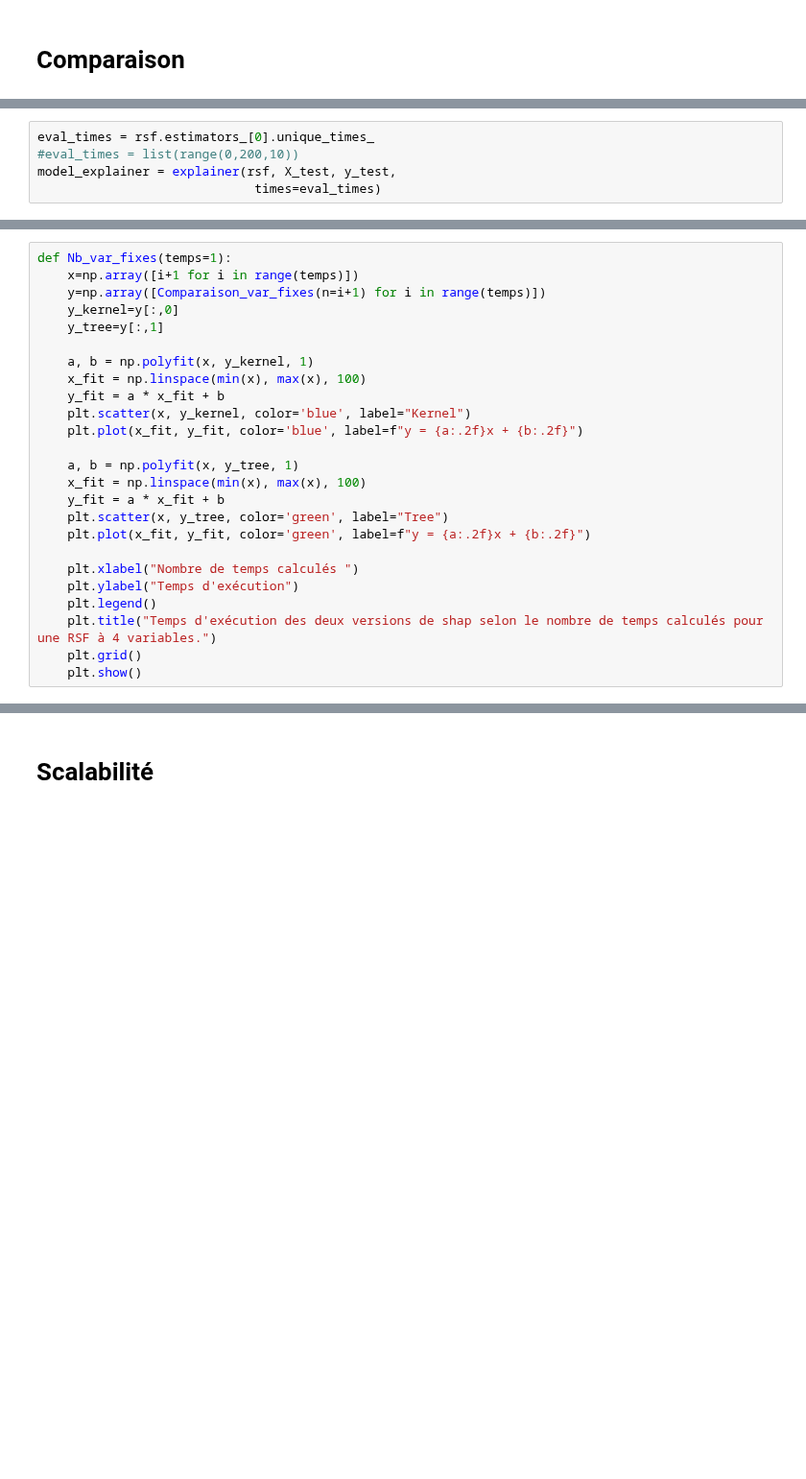
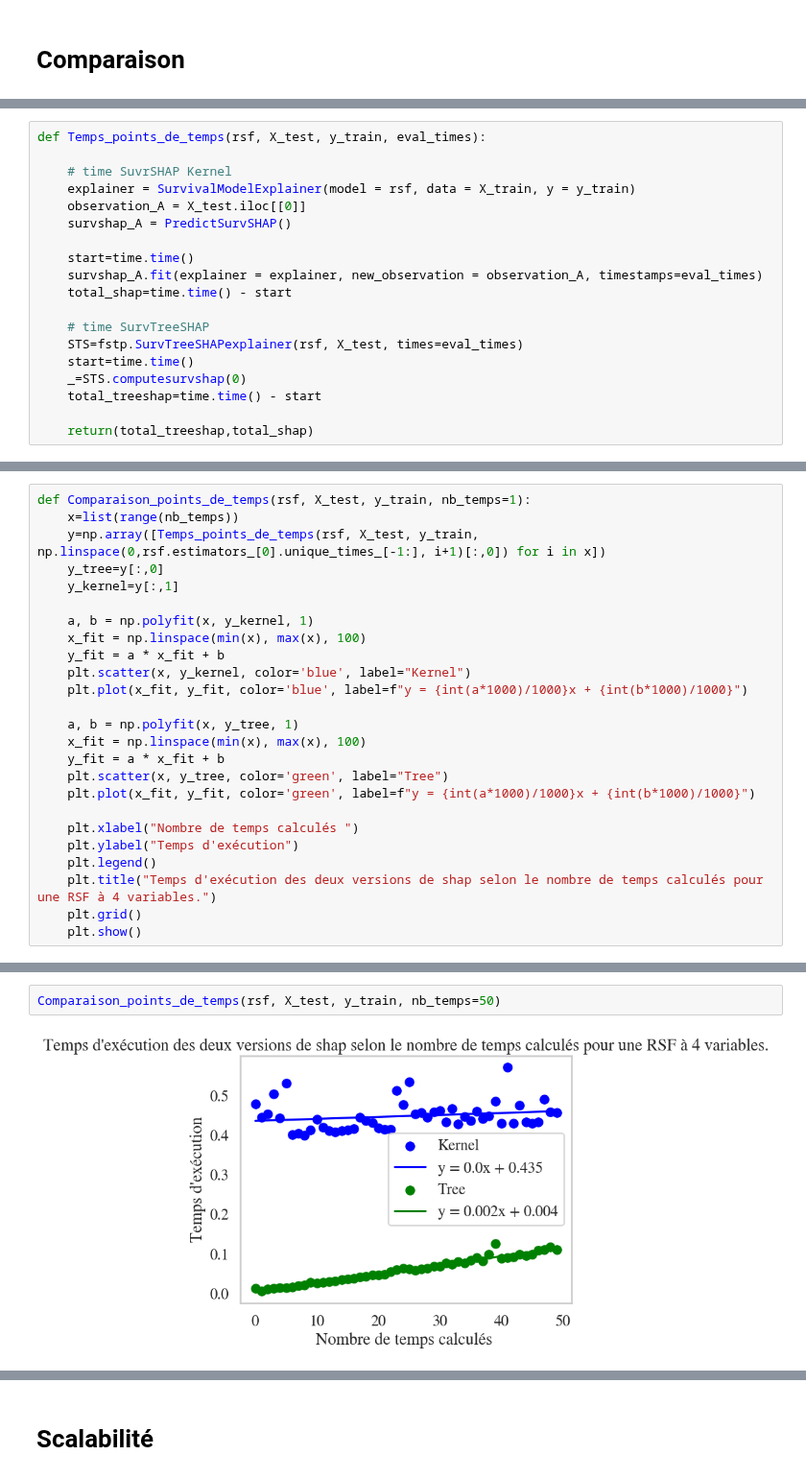
Before and after one commit to Clement-Dn/Surv-ML, a Jupyter notebook: Survtreeshap.ipynb, the cells around one changed output, grey strips where cells are left out. Shown at 96% size. Drawn from its saved outputs; the diff is of its cells as text; blank space fills up the shorter version.

```diff
--- a/Survtreeshap.ipynb
+++ b/Survtreeshap.ipynb
@@ -508,5 +49,0 @@ Name: 73, dtype: float64
-# %%
-eval_times = rsf.estimators_[0].unique_times_
-#eval_times = list(range(0,200,10))
-model_explainer = explainer(rsf, X_test, y_test,
-                             times=eval_times)
@@ -568,0 +76,19 @@ Comparaison_var_fixes(n=2)
+# %%
+def Temps_points_de_temps(rsf, X_test, y_train, eval_times):
+
+    # time SuvrSHAP Kernel
+    explainer = SurvivalModelExplainer(model = rsf, data = X_train, y = y_train)
+    observation_A = X_test.iloc[[0]]
+    survshap_A = PredictSurvSHAP()
+
+    start=time.time()
+    survshap_A.fit(explainer = explainer, new_observation = observation_A, timestamps=eval_times)
+    total_shap=time.time() - start
+
+    # time SurvTreeSHAP
+    STS=fstp.SurvTreeSHAPexplainer(rsf, X_test, times=eval_times)
+    start=time.time()
+    _=STS.computesurvshap(0)
+    total_treeshap=time.time() - start
+
+    return(total_treeshap,total_shap)
@@ -569,21 +99,21 @@ Comparaison_var_fixes(n=2)
 # %%
-def Nb_var_fixes(temps=1):
-    x=np.array([i+1 for i in range(temps)])
-    y=np.array([Comparaison_var_fixes(n=i+1) for i in range(temps)])
-    y_kernel=y[:,0]
-    y_tree=y[:,1]
+def Comparaison_points_de_temps(rsf, X_test, y_train, nb_temps=1):
+    x=list(range(nb_temps))
+    y=np.array([Temps_points_de_temps(rsf, X_test, y_train, np.linspace(0,rsf.estimators_[0].unique_times_[-1:], i+1)[:,0]) for i in x])
+    y_tree=y[:,0]
+    y_kernel=y[:,1]
 
     a, b = np.polyfit(x, y_kernel, 1)
     x_fit = np.linspace(min(x), max(x), 100)
     y_fit = a * x_fit + b
     plt.scatter(x, y_kernel, color='blue', label="Kernel")
-    plt.plot(x_fit, y_fit, color='blue', label=f"y = {a:.2f}x + {b:.2f}")
+    plt.plot(x_fit, y_fit, color='blue', label=f"y = {int(a*1000)/1000}x + {int(b*1000)/1000}")
 
     a, b = np.polyfit(x, y_tree, 1)
     x_fit = np.linspace(min(x), max(x), 100)
     y_fit = a * x_fit + b
     plt.scatter(x, y_tree, color='green', label="Tree")
-    plt.plot(x_fit, y_fit, color='green', label=f"y = {a:.2f}x + {b:.2f}")
+    plt.plot(x_fit, y_fit, color='green', label=f"y = {int(a*1000)/1000}x + {int(b*1000)/1000}")
 
     plt.xlabel("Nombre de temps calculés ")
     plt.ylabel("Temps d'exécution")
@@ -597,0 +124,4 @@ KeyboardInterrupt:
+# %%
+Comparaison_points_de_temps(rsf, X_test, y_train, nb_temps=50)
+# %% [output]
+[figure, added]
```
Also changed, not shown: parts of 38 cells of this notebook, 1 other file.
